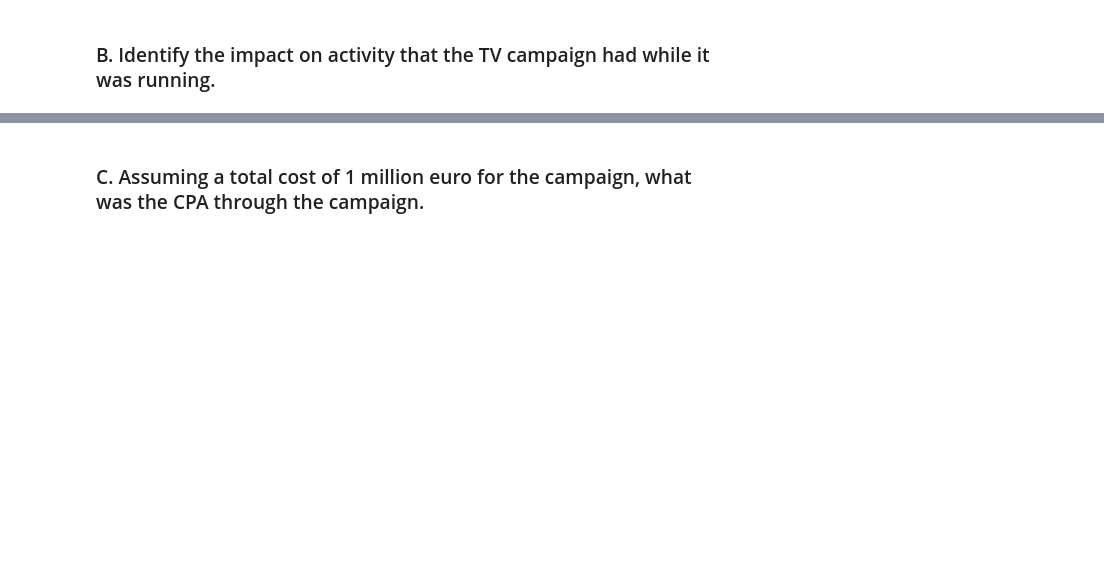
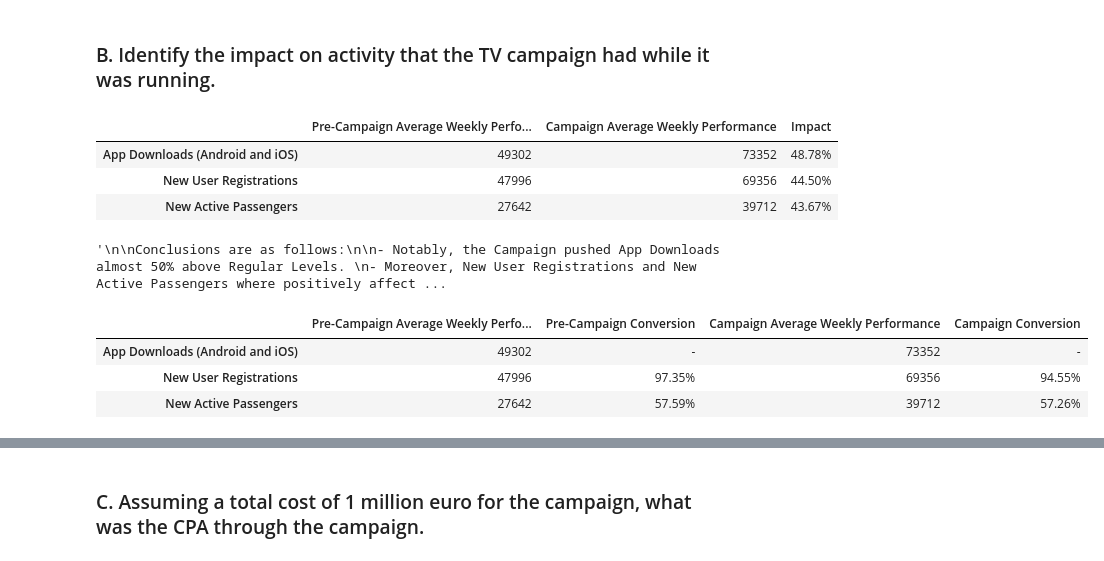
Before and after one commit to varrett/FN_Assesstment, a Jupyter notebook: Analysis/tv_campaign_analysis.ipynb, the cells around one changed output, grey strips where cells are left out. Cells and saved outputs as stored; diff of their text form; code cells hidden in the pictures; blank space fills up the shorter version.

```diff
--- a/Analysis/tv_campaign_analysis.ipynb
+++ b/Analysis/tv_campaign_analysis.ipynb
@@ -78,2 +99,76 @@ fig.show()
 # %% [markdown]
 ### B. Identify the impact on activity that the TV campaign had while it was running.
+# %%
+# Taking the "Higher Echelon" point in the past answer, let's now study the average levels of App Downloads (AD), New User Registrations (NUR), and New Active Passengers (NAP) pre and during Campaign.
+
+# 1. Filtering the data.
+
+dff = data[['Date', 'New Active Passengers', 'New User Registrations', 'App Downloads (Android and iOS)']]
+
+# 2. Parsing the date as Weeks of the year.
+
+dff['Week'] = dff['Date'].dt.week
+
+# 3. Studying Average Levels pre and post Campaign. Must be noted, in order to achieve the most balanced comparation of scenarios, 3 Weeks prior to the Campaign's Launch Week will be considered as Pre-Campaign Scenario, and Weeks 47 to 49 will be considered as the Event Scenario (minor asumptions are taking place regarding the fact that the Campaign did not start exactly at the begining of Week 47, nor ended at the very end of Week 49).
+
+pivott = pd.DataFrame(
+            data=pd.pivot_table(dff,
+                values=['New User Registrations', 'New Active Passengers', 'App Downloads (Android and iOS)'],
+                    index=['Week'],
+                        aggfunc={'New User Registrations': np.sum, 'New Active Passengers': np.sum, 'App Downloads (Android and iOS)': np.sum}),
+                            dtype=np.int64)
+
+impact = pd.DataFrame(
+            data=round(pivott[3:5].mean(axis=0),0),
+                dtype=np.int64).rename(columns={0: "Pre-Campaign Average Weekly Performance"})
+
+impact['Campaign Average Weekly Performance'] = pd.DataFrame(
+            data=round(pivott[6:8].mean(axis=0),0),
+                dtype=np.int64)
+
+impact = impact.reindex(['App Downloads (Android and iOS)', 'New User Registrations', 'New Active Passengers'])
+
+impact['Impact'] = pd.Series(
+            ["{0:.2f}%".format(val * 100) for val in (impact['Campaign Average Weekly Performance']/impact['Pre-Campaign Average Weekly Performance']-1)],                          index=impact.index)
+
+impact
+# %% [output]
+|  | Pre-Campaign Average Weekly Perfo... | Campaign Average Weekly Performance | Impact |
+| App Downloads (Android and iOS) | 49302 | 73352 | 48.78% |
+| New User Registrations | 47996 | 69356 | 44.50% |
+| New Active Passengers | 27642 | 39712 | 43.67% |
+# %%
+"""
+
+Conclusions are as follows:
+
+- Notably, the Campaign pushed App Downloads almost 50% above Regular Levels.
+- Moreover, New User Registrations and New Active Passengers where positively affected by this spike as well, 44.5 and 43.67 percent above Regular Levels to be       precise.
+- Finally, an interesting step towards our investigation will be to study the Passenger Acquisition Funnel, by checking the conversion rate through the 2 different   stages after a Passenger decides to Download the App.
+
+"""
+# %% [output]
+'\n\nConclusions are as follows:\n\n- Notably, the Campaign pushed App Downloads almost 50% above Regular Levels. \n- Moreover, New User Registrations and New Active Passengers where positively affect ...
+# %%
+# 4. Studying the Passenger Acquisition Funnel.
+
+acquisition = impact[['Pre-Campaign Average Weekly Performance', 'Campaign Average Weekly Performance']]
+
+acquisition['Pre-Campaign Conversion'] = pd.Series(
+            ["{0:.2f}%".format(val * 100) for val in (acquisition['Pre-Campaign Average Weekly Performance']
+                .div(acquisition['Pre-Campaign Average Weekly Performance'].shift(1)))],
+                    index=impact.index)
+
+acquisition['Campaign Conversion'] = pd.Series(
+            ["{0:.2f}%".format(val * 100) for val in (acquisition['Campaign Average Weekly Performance']
+                .div(acquisition['Campaign Average Weekly Performance'].shift(1)))],
+                    index=impact.index)
+
+acquisition = acquisition[['Pre-Campaign Average Weekly Performance','Pre-Campaign Conversion','Campaign Average Weekly Performance','Campaign Conversion']].replace(to_replace='nan%', value='-')
+
+acquisition
+# %% [output]
+|  | Pre-Campaign Average Weekly Perfo... | Pre-Campaign Conversion | Campaign Average Weekly Performance | Campaign Conversion |
+| App Downloads (Android and iOS) | 49302 | - | 73352 | - |
+| New User Registrations | 47996 | 97.35% | 69356 | 94.55% |
+| New Active Passengers | 27642 | 57.59% | 39712 | 57.26% |
```
Also changed, not shown: parts of 8 cells of this notebook, 3 other files.
